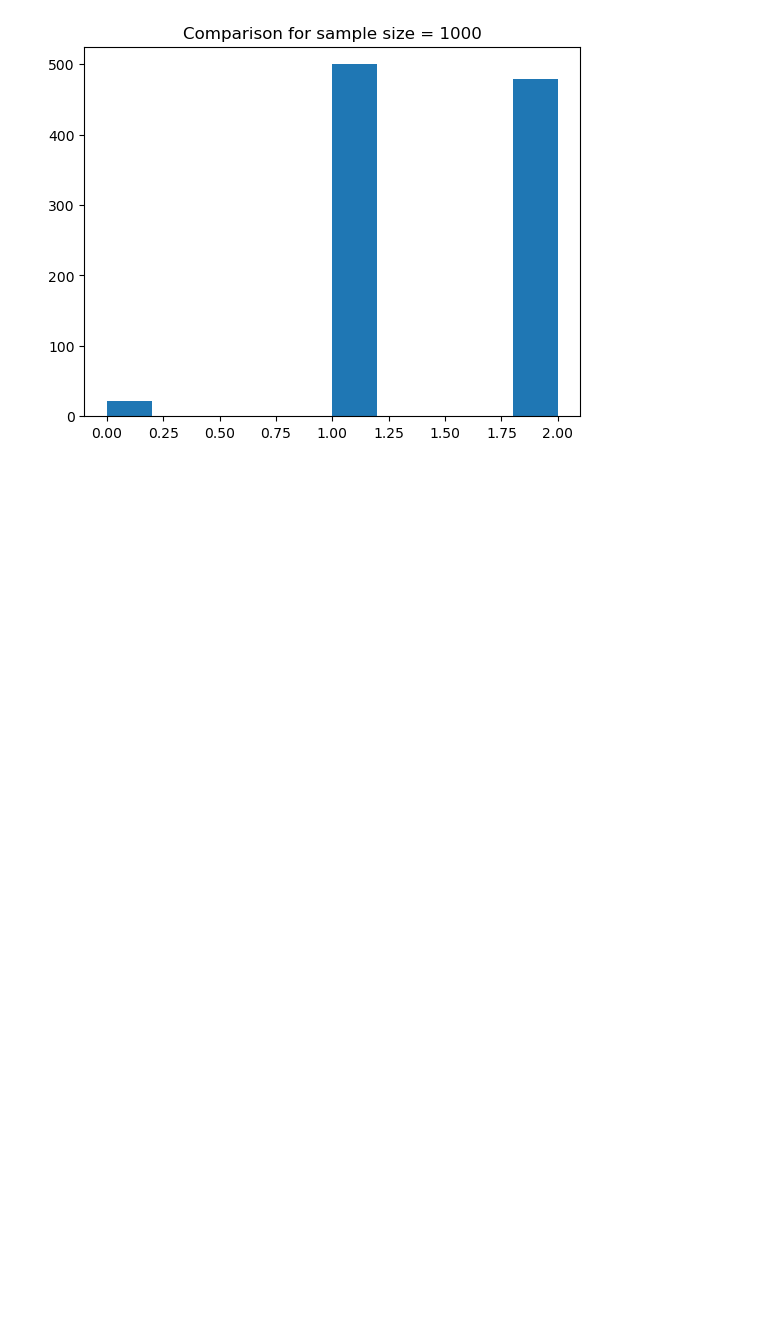
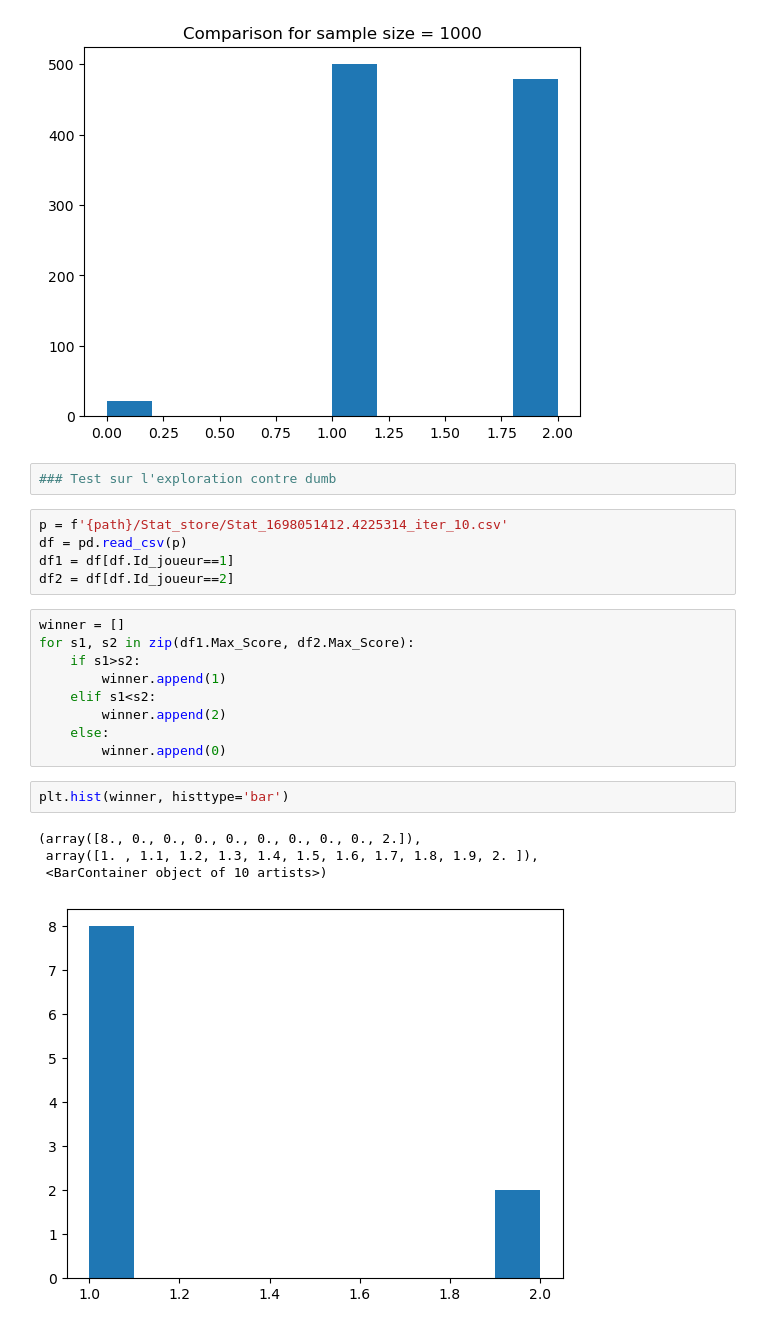
Before and after one commit to BenBouiss/Othello, a Jupyter notebook: Stat_exploration.ipynb, the cells around one changed output. Cells and saved outputs as stored; diff of their text form; blank space fills up the shorter version.

```diff
--- a/Stat_exploration.ipynb
+++ b/Stat_exploration.ipynb
@@ -82,3 +82,26 @@ size = 1000
 plot_hist_winner(f'{path}/Stat_store/*{size}.csv', Title=f'Comparison for sample size = {size}')
 # %% [output]
 [figure]
+# %%
+### Test sur l'exploration contre dumb
+# %%
+p = f'{path}/Stat_store/Stat_1698051412.4225314_iter_10.csv'
+df = pd.read_csv(p)
+df1 = df[df.Id_joueur==1]
+df2 = df[df.Id_joueur==2]
+# %%
+winner = []
+for s1, s2 in zip(df1.Max_Score, df2.Max_Score):
+    if s1>s2:
+        winner.append(1)
+    elif s1<s2:
+        winner.append(2)
+    else:
+        winner.append(0)
+# %%
+plt.hist(winner, histtype='bar')
+# %% [output]
+(array([8., 0., 0., 0., 0., 0., 0., 0., 0., 2.]),
+ array([1. , 1.1, 1.2, 1.3, 1.4, 1.5, 1.6, 1.7, 1.8, 1.9, 2. ]),
+ <BarContainer object of 10 artists>)
+[figure, added]
```
Also changed, not shown: 6 other files.
